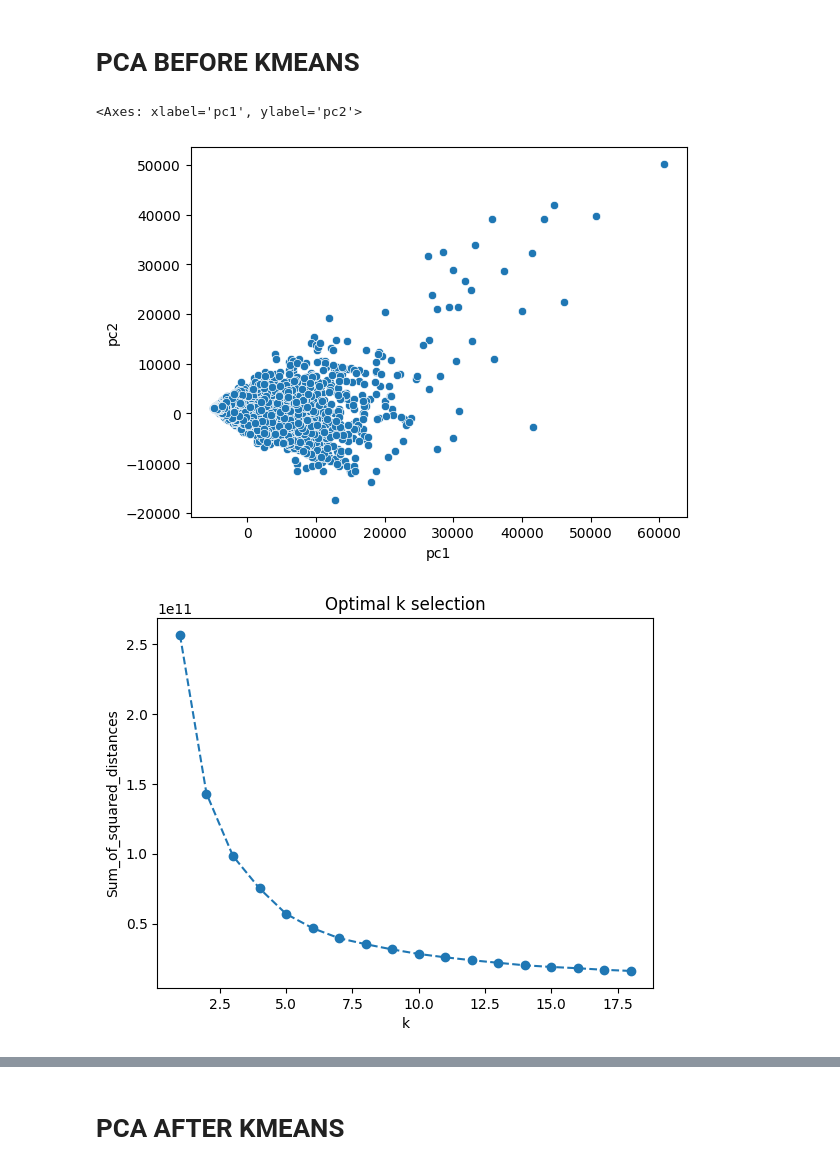
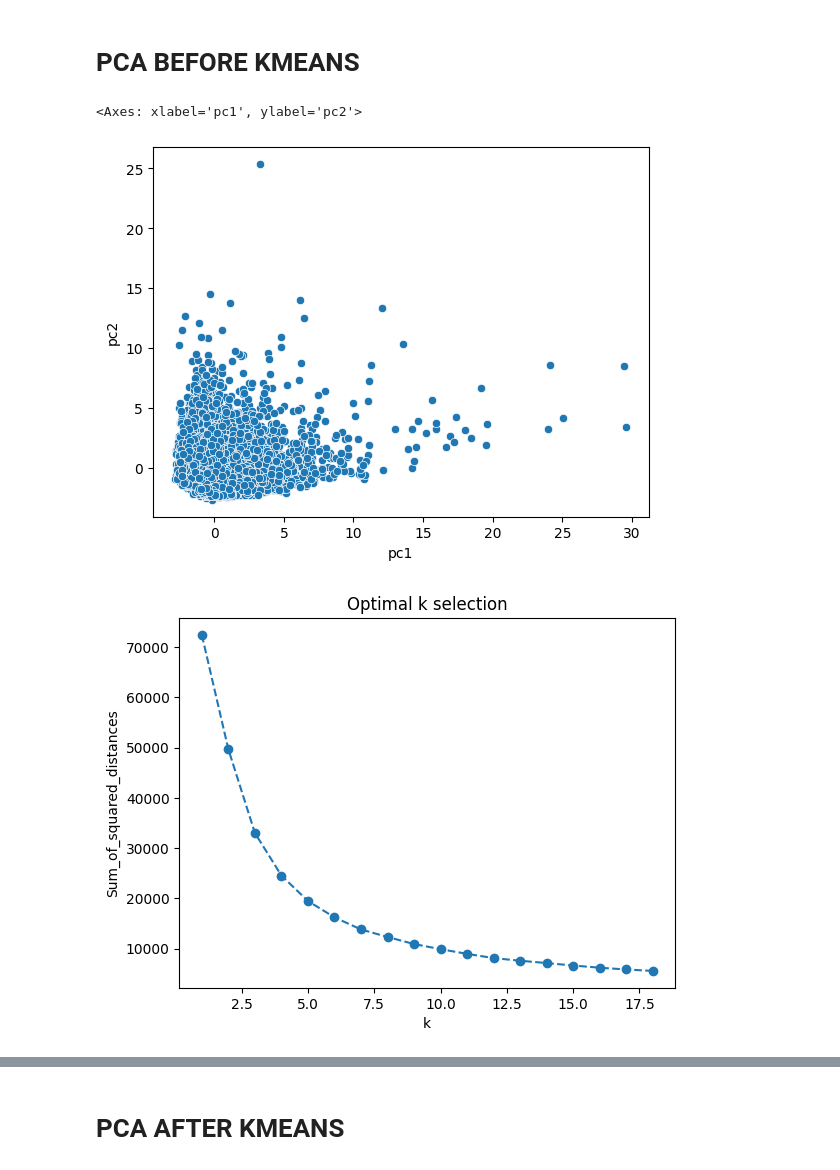
Before and after one commit to akashnaren/groove, a Jupyter notebook: Code_groupXXX.ipynb, the cells around one changed output, grey strips where cells are left out. Saved outputs shown, nothing was run; the diff lists cells and outputs as text; code cells hidden in the pictures.

```diff
--- a/Code_groupXXX.ipynb
+++ b/Code_groupXXX.ipynb
@@ -151,15 +170,15 @@ plt.show()
 # %%
 from sklearn.decomposition import PCA
 
 pca = PCA(n_components=2)
-pcs = pca.fit_transform(data)
+pcs = pca.fit_transform(scale_data)
 pcs = pd.DataFrame(pcs, columns=['pc1', 'pc2'])
 pcs.index = data.index
 
 sns.scatterplot(pcs, x='pc1', y='pc2')
 # %% [output]
 <Axes: xlabel='pc1', ylabel='pc2'>
-[figure, old version]
+[figure, new version]
 # %%
 from sklearn.cluster import KMeans
 
@@ -176,5 +195,5 @@ plt.ylabel('Sum_of_squared_distances')
 plt.title('Optimal k selection')
 plt.show()
 # %% [output]
-[figure, old version]
+[figure, new version]
 # %%
```
Also changed, not shown: parts of 7 cells of this notebook.
